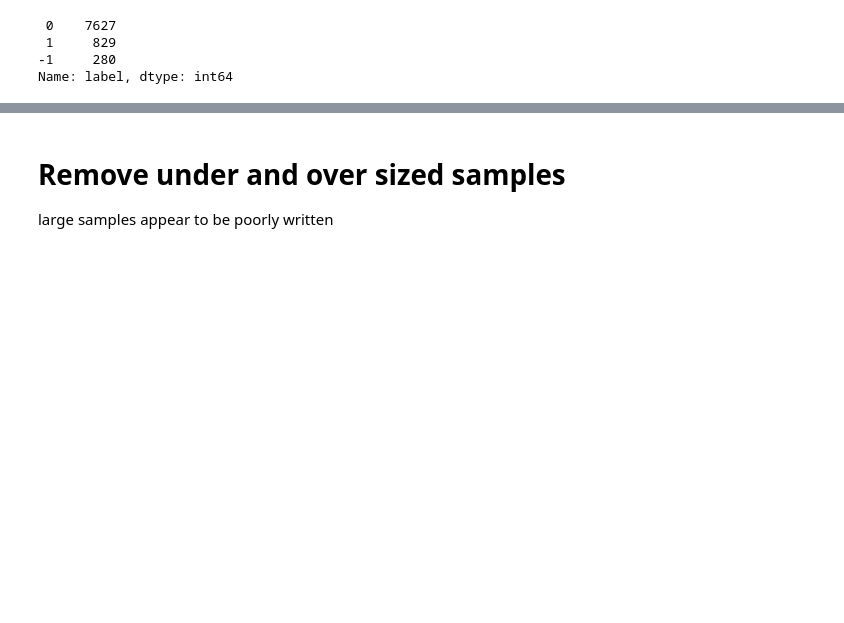
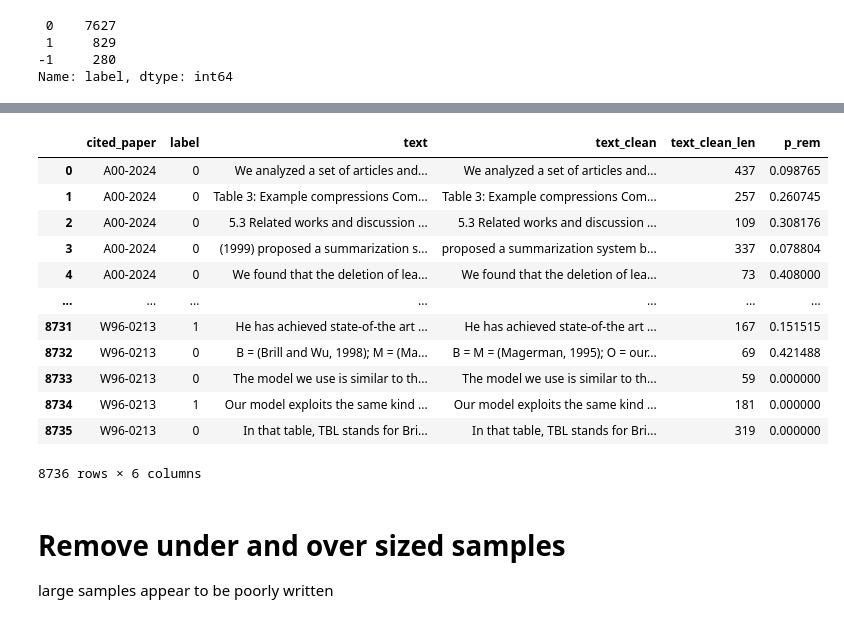
Before and after one commit to ENEE439d-TEXTML/TextML, a Jupyter notebook: input.ipynb, the cells around one changed output, grey strips where cells are left out. Drawn from its saved outputs; the diff is of its cells as text; code cells hidden in the pictures; blank space fills up the shorter version.

```diff
--- a/input.ipynb
+++ b/input.ipynb
@@ -154,4 +159,20 @@ df1
 8736 rows × 6 columns
+# %%
+df1
+# %% [output]
+|  | cited_paper | label | text | text_clean | text_clean_len | p_rem |
+| 0 | A00-2024 | 0 | We analyzed a set of articles and... | We analyzed a set of articles and... | 437 | 0.098765 |
+| 1 | A00-2024 | 0 | Table 3: Example compressions Com... | Table 3: Example compressions Com... | 257 | 0.260745 |
+| 2 | A00-2024 | 0 | 5.3 Related works and discussion ... | 5.3 Related works and discussion ... | 109 | 0.308176 |
+| 3 | A00-2024 | 0 | (1999) proposed a summarization s... | proposed a summarization system b... | 337 | 0.078804 |
+| 4 | A00-2024 | 0 | We found that the deletion of lea... | We found that the deletion of lea... | 73 | 0.408000 |
+| ... | ... | ... | ... | ... | ... | ... |
+| 8731 | W96-0213 | 1 | He has achieved state-of-the art ... | He has achieved state-of-the art ... | 167 | 0.151515 |
+| 8732 | W96-0213 | 0 | B = (Brill and Wu, 1998); M = (Ma... | B = M = (Magerman, 1995); O = our... | 69 | 0.421488 |
+| 8733 | W96-0213 | 0 | The model we use is similar to th... | The model we use is similar to th... | 59 | 0.000000 |
+| 8734 | W96-0213 | 1 | Our model exploits the same kind ... | Our model exploits the same kind ... | 181 | 0.000000 |
+| 8735 | W96-0213 | 0 | In that table, TBL stands for Bri... | In that table, TBL stands for Bri... | 319 | 0.000000 |
+8736 rows × 6 columns
 # %% [markdown]
 # Remove under and over sized samples
 large samples appear to be poorly written
```
Also changed, not shown: parts of 3 cells of this notebook.
